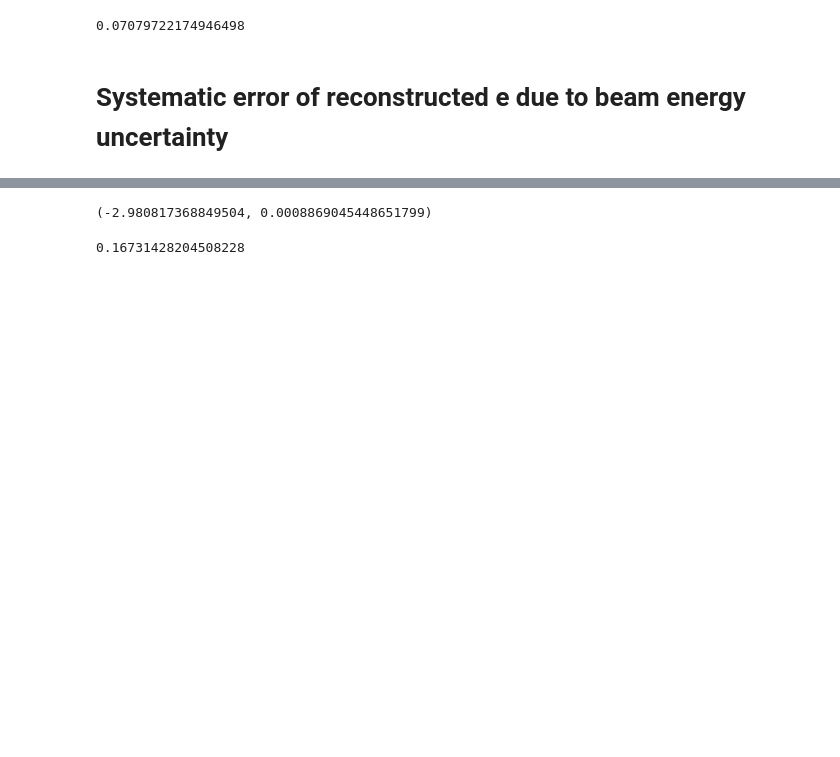
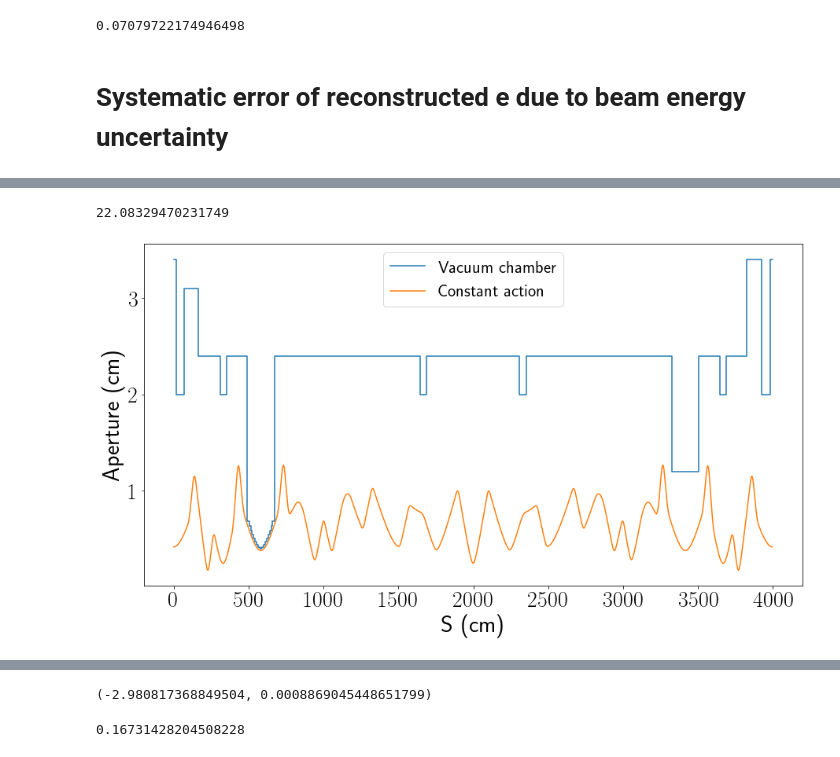
Before and after one commit to IharLobach/fur, a Jupyter notebook: shifts/shift_03_16_2020/round_and_round_long_plots/plot_round.ipynb, the cells around one changed output, grey strips where cells are left out. Saved outputs shown, nothing was run; the diff lists cells and outputs as text; code cells hidden in the pictures; blank space fills up the shorter version.

```diff
--- a/shifts/shift_03_16_2020/round_and_round_long_plots/plot_round.ipynb
+++ b/shifts/shift_03_16_2020/round_and_round_long_plots/plot_round.ipynb
@@ -180,3 +180,12 @@ np.sqrt(10e-3)/get_LamTska(lattice_df, V0, sp, ex, sz, Ibeam,
 i_to_photoel = cur_to_sum_channel*sum_channel_to_photoelectrons
 lt_df = pd.read_csv(shift.get_results_dir().fi("life_time_flat_03_16_2020.csv"),
             index_col=0)
+# %%
+idx_ac = 793
+a_ac_cm = 0.38
+beta_ac_cm = lattice_df.loc[idx_ac, 'Beta_cm_X']
+dispersion_ac_cm = lattice_df.loc[idx_ac, 'Dispersion_cm_X']
+ex_ac_um = 1e4*a_ac_cm**2/beta_ac_cm
+ex_ac_um
+# %% [output]
+22.08329470231749
@@ -183 +194,14 @@ lt_df = pd.read_csv(shift.get_results_dir().fi("life_time_flat_03_16_2020.csv"),
+# %%
+ldf = lattice_df
+ap_vs_S = (1e-4*lattice.get_sigma_um(ldf['Beta_cm_X'],
+                ex_ac_um, ldf['Dispersion_cm_X'], 0))
+fig, ax = plt.subplots()
+ax.plot(ap_df['S_cm'], ap_df['Aperture_cm_X'], label='Vacuum chamber')
+ax.plot(ldf['S_cm'], ap_vs_S, label='Constant action')
+ax.set_ylabel("Aperture (cm)")
+ax.set_xlabel("S (cm)")
+ax.legend()
+plt.show()
+# %% [output]
+[figure, added]
 # %%
```
Also changed, not shown: parts of 6 cells of this notebook, 3 other files.
